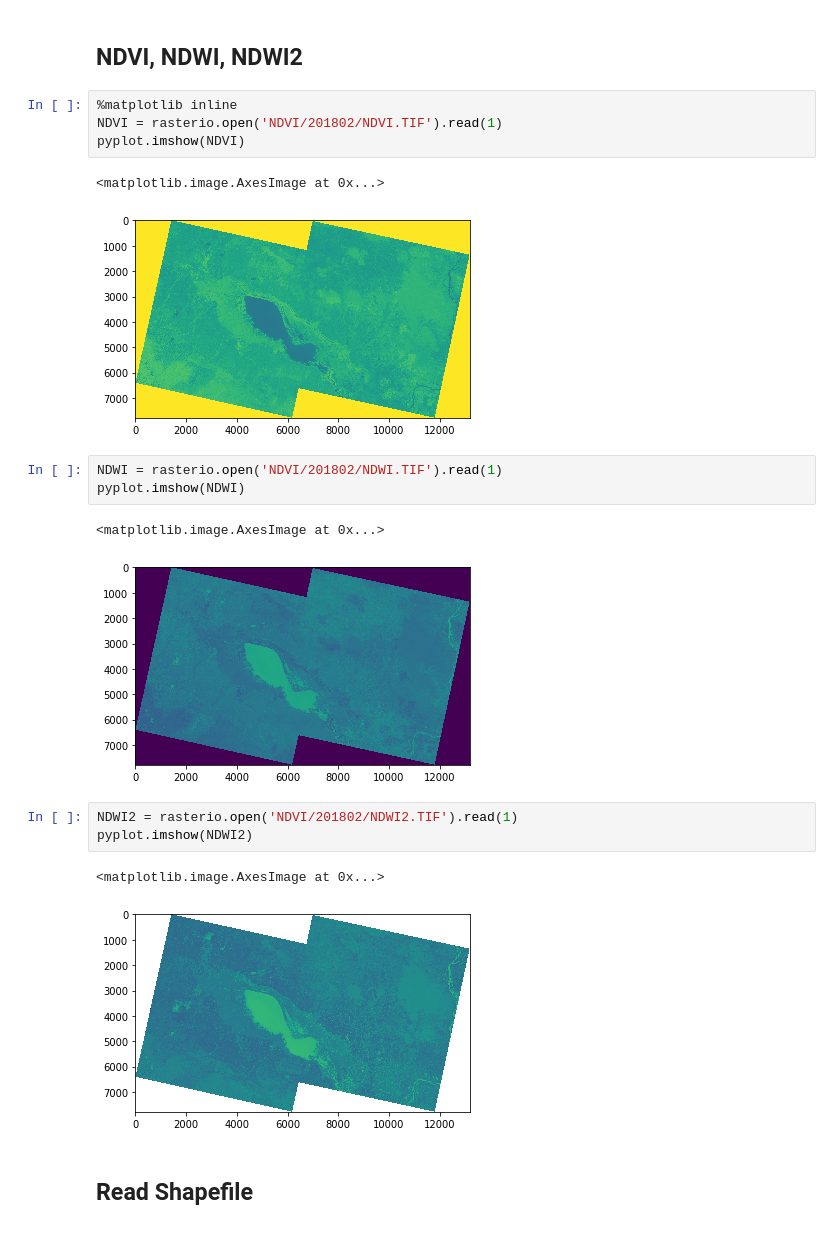
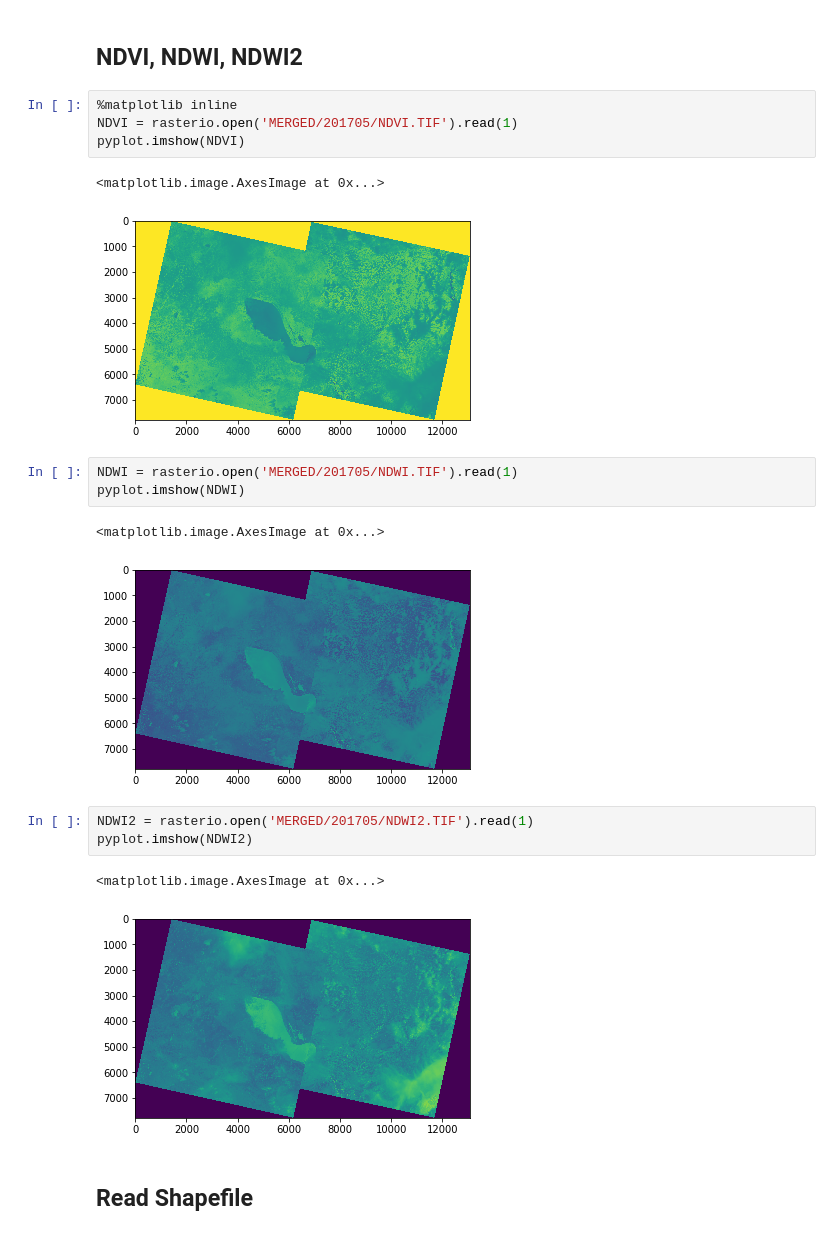
Before and after one commit to Hydroviet/Landsat-Imagery, a Jupyter notebook: CombineDataByMonth.ipynb, the cells around one changed output. Drawn from its saved outputs; the diff is of its cells as text.

```diff
--- a/CombineDataByMonth.ipynb
+++ b/CombineDataByMonth.ipynb
@@ -137,23 +185,23 @@ Processing NDVI/201802
 ## NDVI, NDWI, NDWI2
 # %%
 %matplotlib inline
-NDVI = rasterio.open('NDVI/201802/NDVI.TIF').read(1)
+NDVI = rasterio.open('MERGED/201705/NDVI.TIF').read(1)
 pyplot.imshow(NDVI)
 # %% [output]
 <matplotlib.image.AxesImage at 0x...>
-[figure, old version]
+[figure, new version]
 # %%
-NDWI = rasterio.open('NDVI/201802/NDWI.TIF').read(1)
+NDWI = rasterio.open('MERGED/201705/NDWI.TIF').read(1)
 pyplot.imshow(NDWI)
 # %% [output]
 <matplotlib.image.AxesImage at 0x...>
-[figure, old version]
+[figure, new version]
 # %%
-NDWI2 = rasterio.open('NDVI/201802/NDWI2.TIF').read(1)
+NDWI2 = rasterio.open('MERGED/201705/NDWI2.TIF').read(1)
 pyplot.imshow(NDWI2)
 # %% [output]
 <matplotlib.image.AxesImage at 0x...>
-[figure, old version]
+[figure, new version]
 # %% [markdown]
 ## Read Shapefile
 # %%
```
Also changed, not shown: parts of 11 cells of this notebook, 1 other file.
